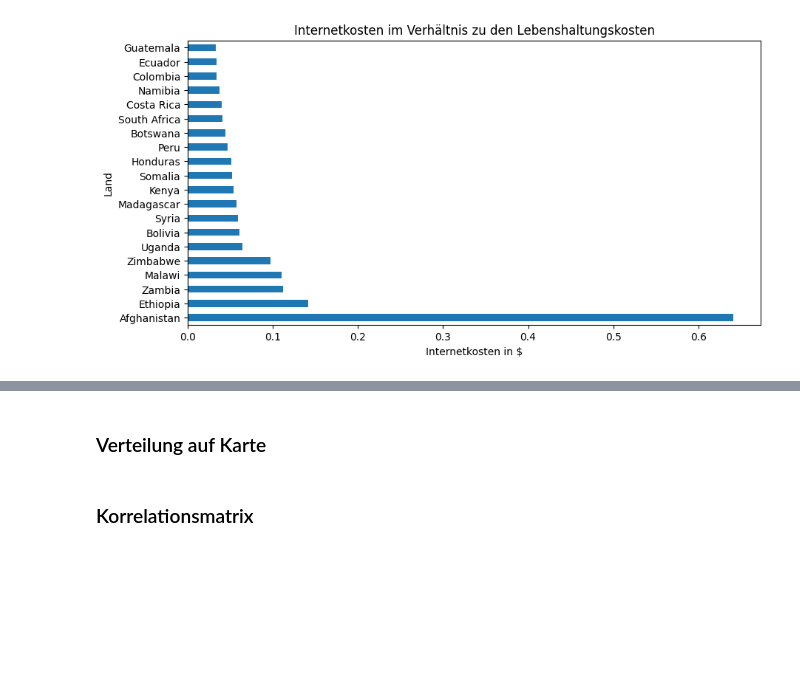
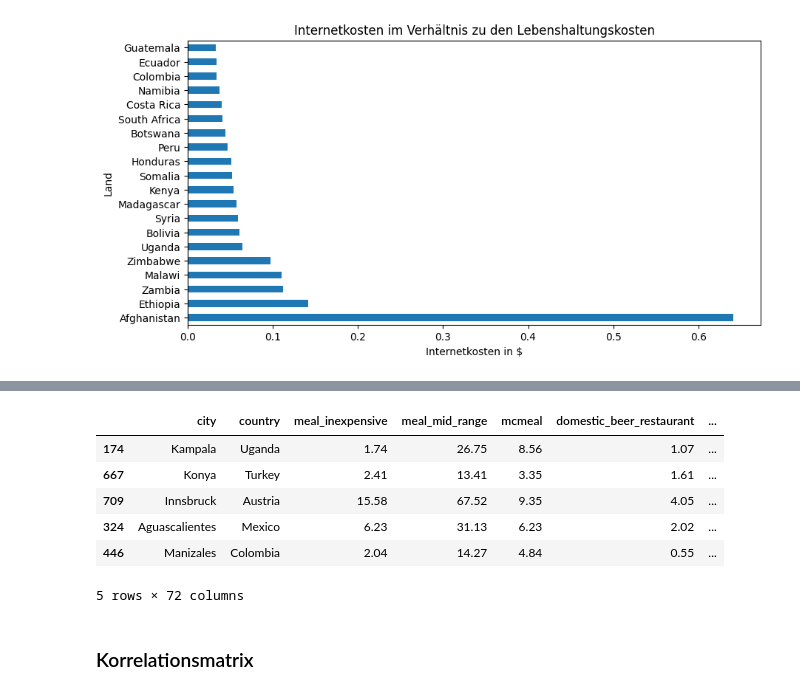
Before and after one commit to GehriJan/data-science-exam, a Jupyter notebook: data_science_exam.ipynb, the cells around one changed output, grey strips where cells are left out. Saved outputs shown, nothing was run; the diff lists cells and outputs as text; code cells hidden in the pictures; blank space fills up the shorter version.

```diff
--- a/data_science_exam.ipynb
+++ b/data_science_exam.ipynb
@@ -517,5 +542,7 @@ df
-# %% [markdown]
-### Verteilung auf Karte
+# %%
+df_analyze = df_analyze[df_analyze["internet_coeffitiant"] < 0.1]
+# %%
+df_analyze = df_analyze[df_analyze["weighted_basked"] < 3000]
 # %%
 import plotly.express as px
 
@@ -546,6 +573,16 @@ fig.update_layout(
 
     showlegend=False,
 )
+# %%
+df_analyze.loc[df_analyze.groupby("continent")["weighted_basked"].idxmin()]
+# %% [output]
+|  | city | country | meal_inexpensive | meal_mid_range | mcmeal | domestic_beer_restaurant | ... |
+| 174 | Kampala | Uganda | 1.74 | 26.75 | 8.56 | 1.07 | ... |
+| 667 | Konya | Turkey | 2.41 | 13.41 | 3.35 | 1.61 | ... |
+| 709 | Innsbruck | Austria | 15.58 | 67.52 | 9.35 | 4.05 | ... |
+| 324 | Aguascalientes | Mexico | 6.23 | 31.13 | 6.23 | 2.02 | ... |
+| 446 | Manizales | Colombia | 2.04 | 14.27 | 4.84 | 0.55 | ... |
+5 rows × 72 columns
 # %% [markdown]
 ### Korrelationsmatrix
 # %%
```
Also changed, not shown: parts of 5 cells of this notebook.
